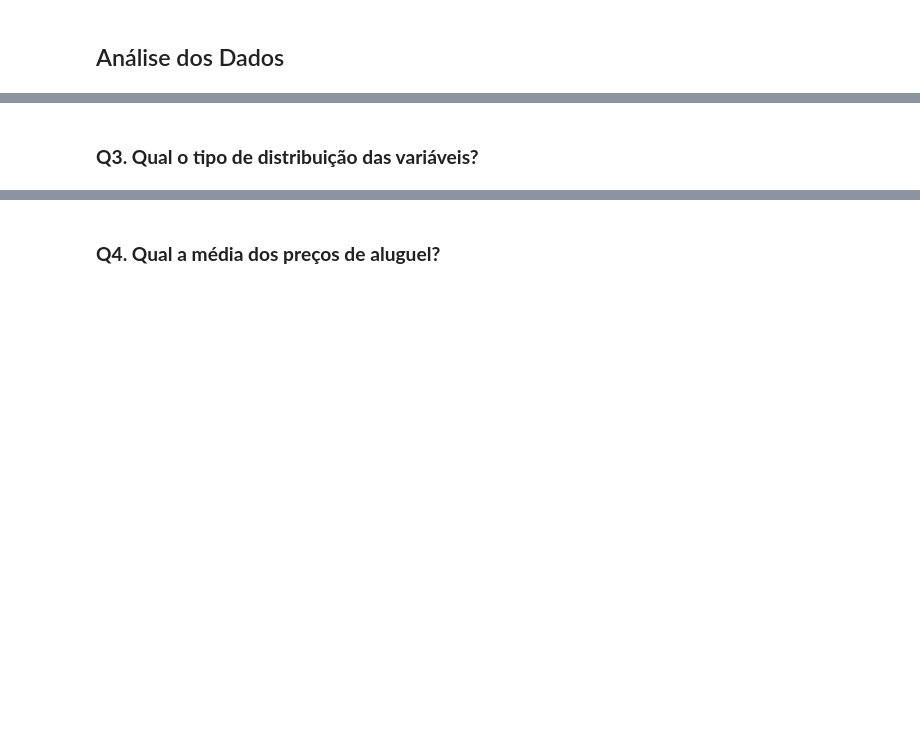
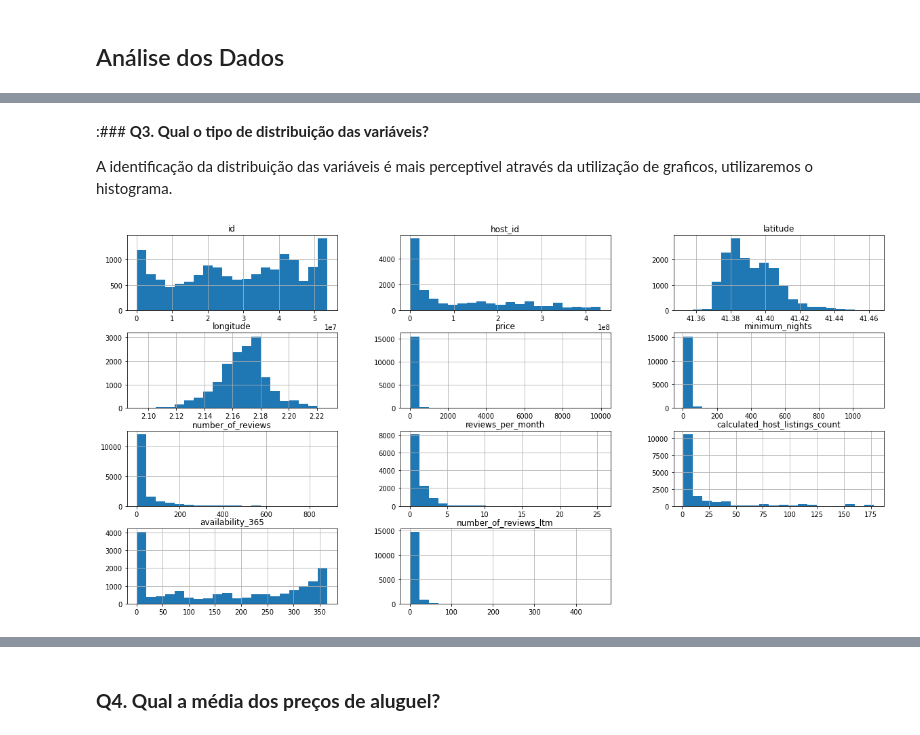
Before and after one commit to israelruiz2005/Analisando_os_Dados_do_Airbnb_Barcelona, a Jupyter notebook: Analisando_os_Dados_do_Airbnb_Barcelona.ipynb, the cells around one changed output, grey strips where cells are left out. Saved outputs shown, nothing was run; the diff lists cells and outputs as text; code cells hidden in the pictures; blank space fills up the shorter version.

```diff
--- a/Analisando_os_Dados_do_Airbnb_Barcelona.ipynb
+++ b/Analisando_os_Dados_do_Airbnb_Barcelona.ipynb
@@ -91,4 +145,10 @@ df.shape
 # %% [markdown]
-### **Q3. Qual o tipo de distribuição das variáveis?**
+:### **Q3. Qual o tipo de distribuição das variáveis?**
+
+A identificação da distribuição das variáveis é mais perceptivel através da utilização de graficos, utilizaremos o histograma.
 # %%
 # plotar o histograma das variáveis numéricas
+
+df.hist(bins=20, figsize=(20,10));
+# %% [output]
+[figure, added]
```
Also changed, not shown: parts of 9 cells of this notebook.
